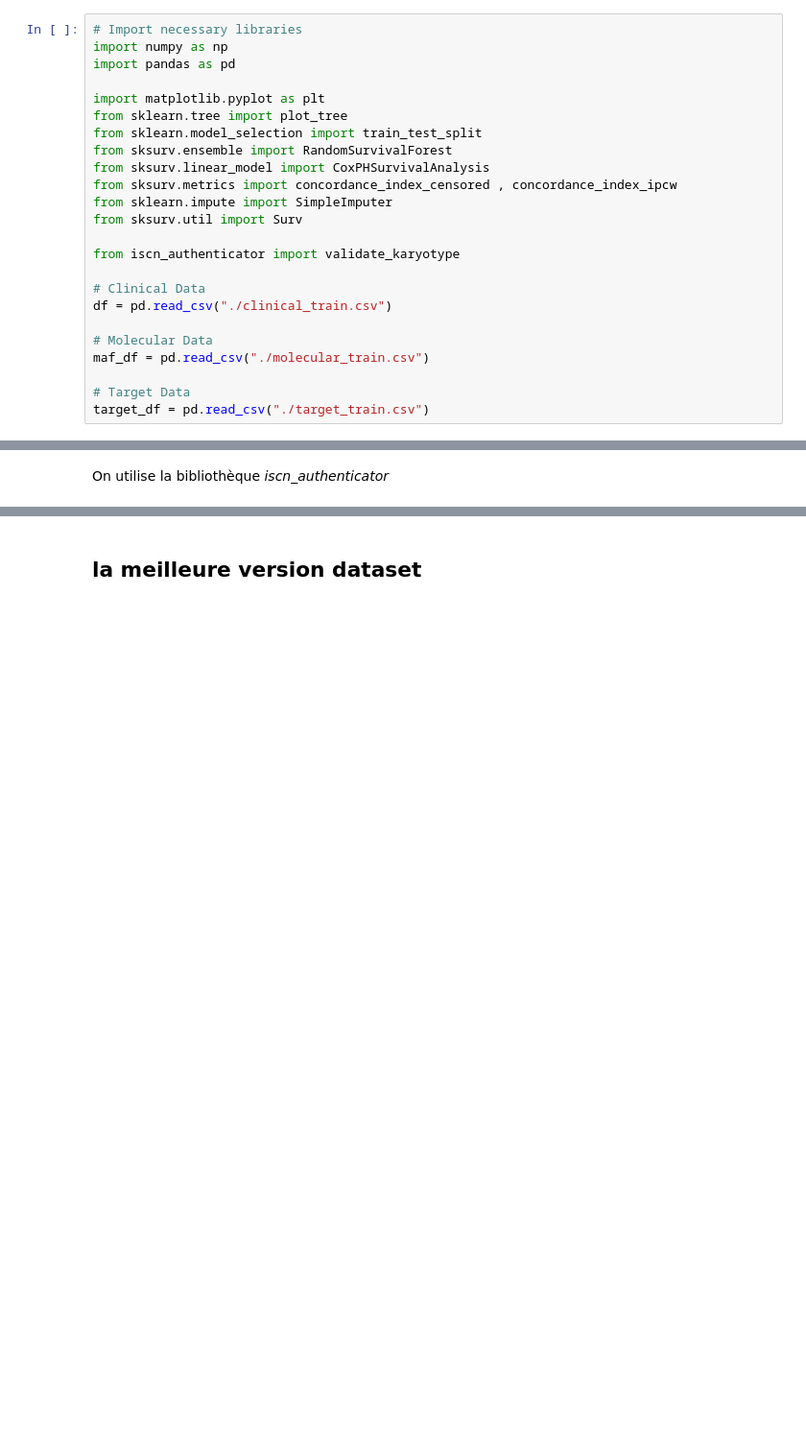
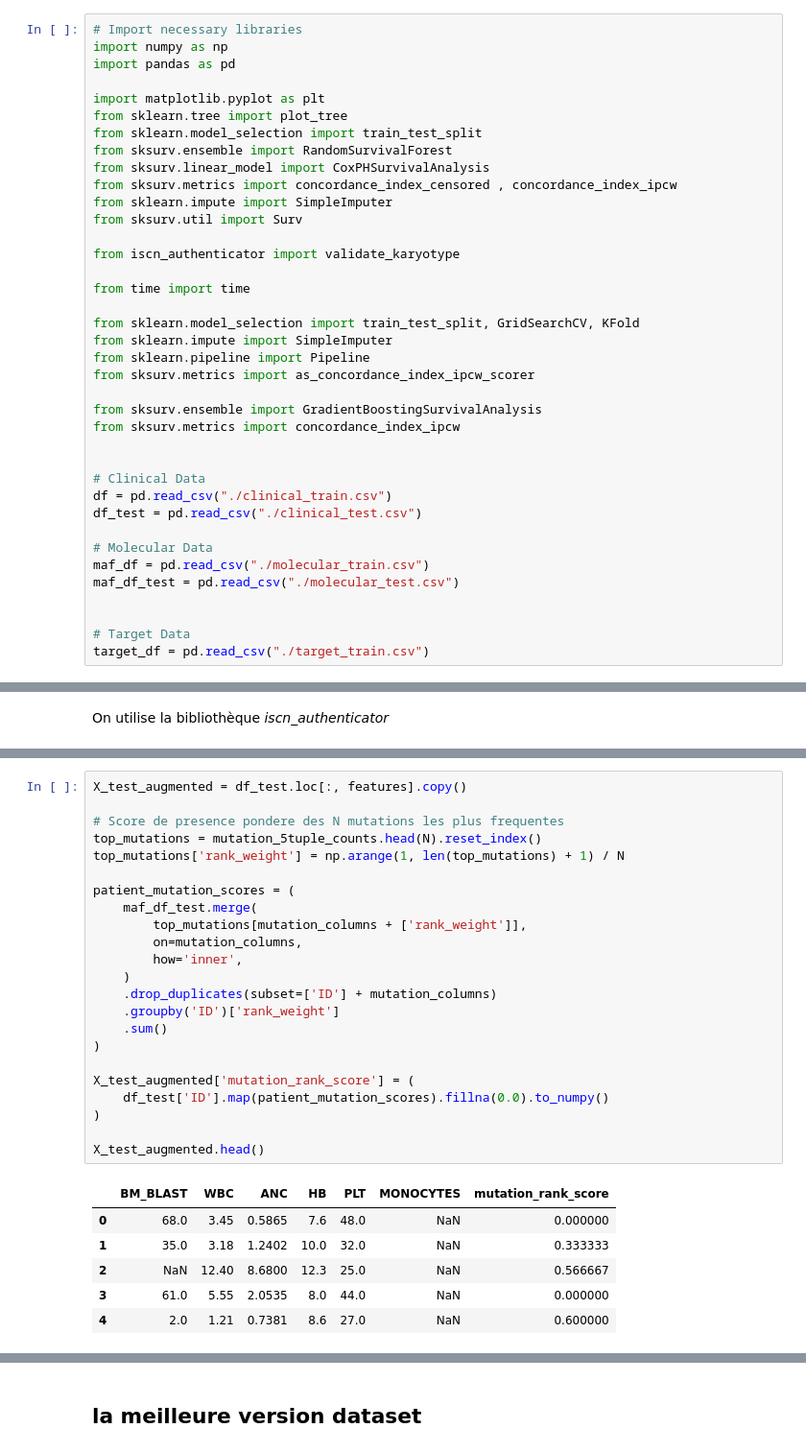
Before and after one commit to corentin-lpsc/Data-challenge-2026, a Jupyter notebook: Premiers tests.ipynb, the cells around one changed output, grey strips where cells are left out. Shown at 96% size. Saved outputs shown, nothing was run; the diff lists cells and outputs as text; blank space fills up the shorter version.

```diff
--- a/Premiers tests.ipynb
+++ b/Premiers tests.ipynb
@@ -18,11 +18,25 @@ from sksurv.util import Surv
 
 from iscn_authenticator import validate_karyotype
 
+from time import time
+
+from sklearn.model_selection import train_test_split, GridSearchCV, KFold
+from sklearn.impute import SimpleImputer
+from sklearn.pipeline import Pipeline
+from sksurv.metrics import as_concordance_index_ipcw_scorer
+
+from sksurv.ensemble import GradientBoostingSurvivalAnalysis
+from sksurv.metrics import concordance_index_ipcw
+
+
 # Clinical Data
 df = pd.read_csv("./clinical_train.csv")
+df_test = pd.read_csv("./clinical_test.csv")
 
 # Molecular Data
 maf_df = pd.read_csv("./molecular_train.csv")
+maf_df_test = pd.read_csv("./molecular_test.csv")
+
 
 # Target Data
 target_df = pd.read_csv("./target_train.csv")
@@ -361,0 +577,30 @@ On va déjà essayer de voir combien de type de modifications on peut avoir
+# %%
+X_test_augmented = df_test.loc[:, features].copy()
+
+# Score de presence pondere des N mutations les plus frequentes
+top_mutations = mutation_5tuple_counts.head(N).reset_index()
+top_mutations['rank_weight'] = np.arange(1, len(top_mutations) + 1) / N
+
+patient_mutation_scores = (
+    maf_df_test.merge(
+        top_mutations[mutation_columns + ['rank_weight']],
+        on=mutation_columns,
+        how='inner',
+    )
+    .drop_duplicates(subset=['ID'] + mutation_columns)
+    .groupby('ID')['rank_weight']
+    .sum()
+)
+
+X_test_augmented['mutation_rank_score'] = (
+    df_test['ID'].map(patient_mutation_scores).fillna(0.0).to_numpy()
+)
+
+X_test_augmented.head()
+# %% [output]
+|  | BM_BLAST | WBC | ANC | HB | PLT | MONOCYTES | mutation_rank_score |
+| 0 | 68.0 | 3.45 | 0.5865 | 7.6 | 48.0 | NaN | 0.000000 |
+| 1 | 35.0 | 3.18 | 1.2402 | 10.0 | 32.0 | NaN | 0.333333 |
+| 2 | NaN | 12.40 | 8.6800 | 12.3 | 25.0 | NaN | 0.566667 |
+| 3 | 61.0 | 5.55 | 2.0535 | 8.0 | 44.0 | NaN | 0.000000 |
+| 4 | 2.0 | 1.21 | 0.7381 | 8.6 | 27.0 | NaN | 0.600000 |
```
Also changed, not shown: parts of 18 cells of this notebook, 4 other files.
